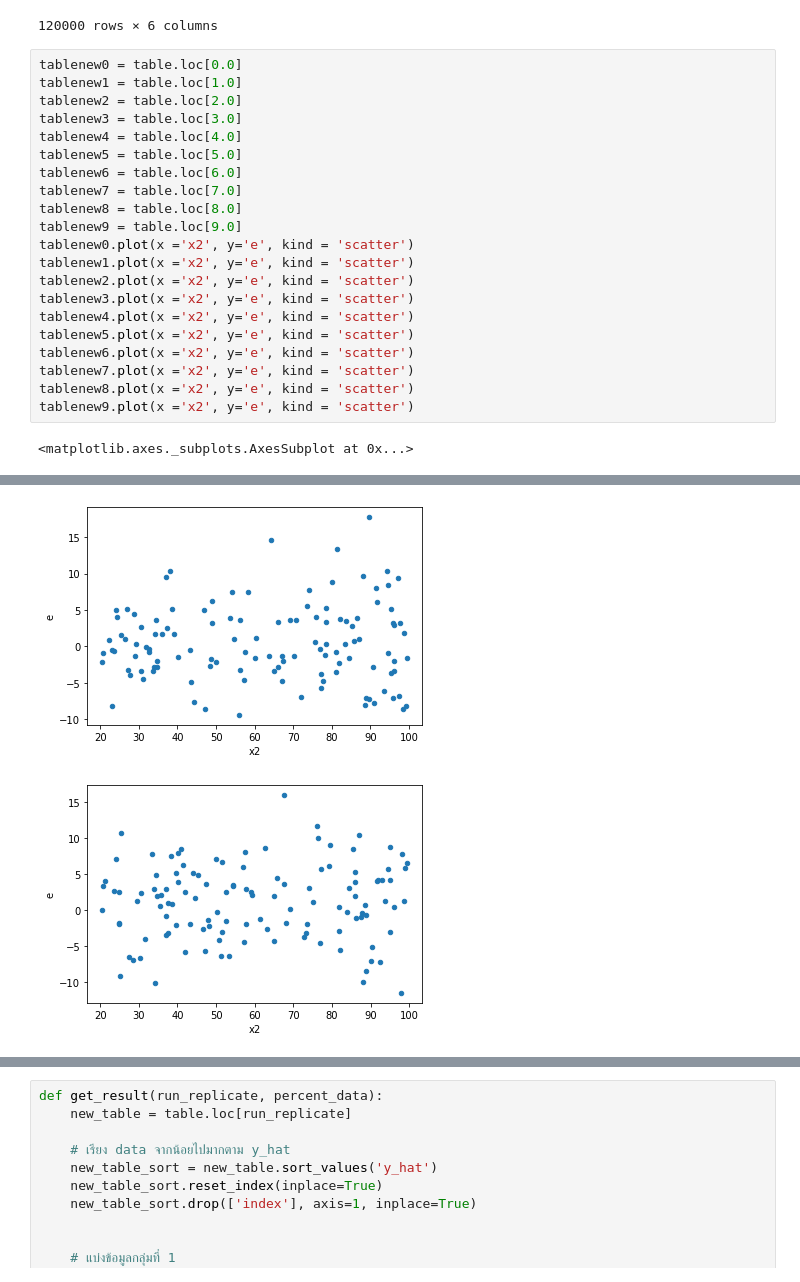
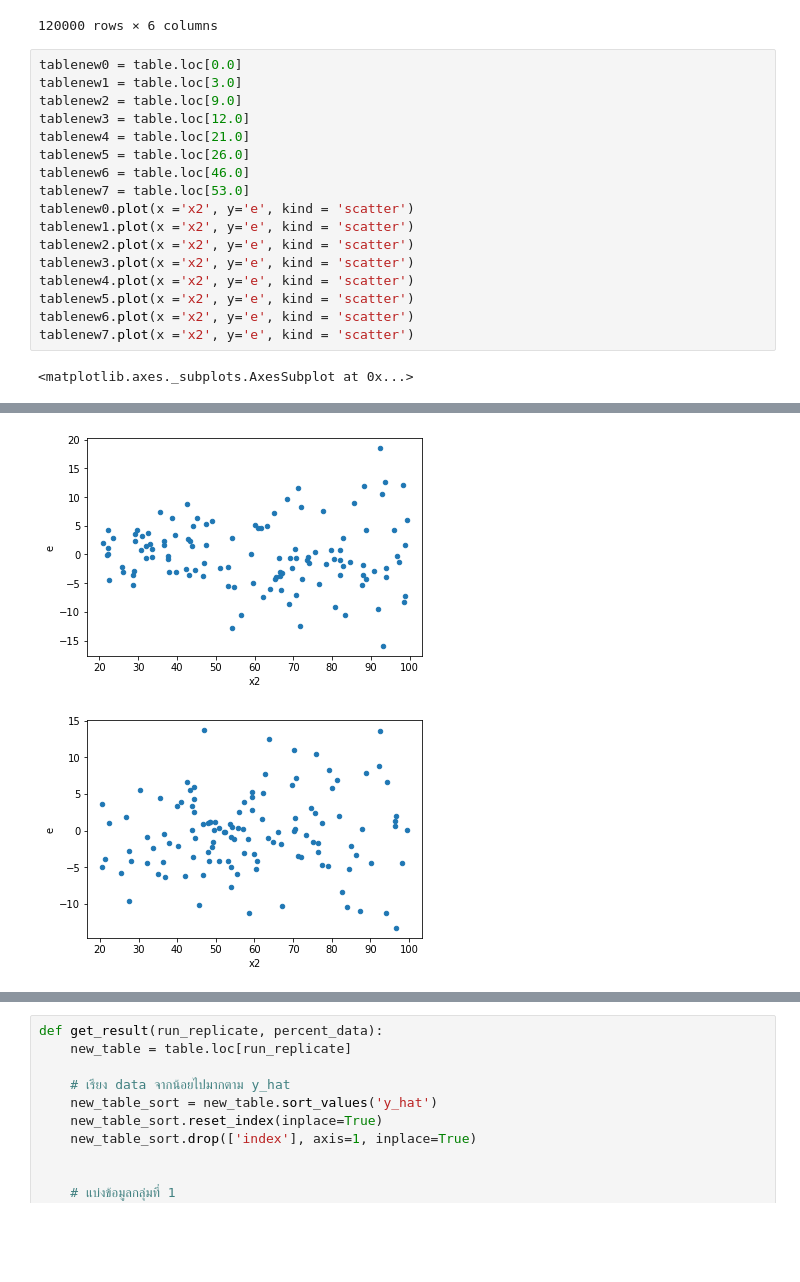
Before and after one commit to iam-fern/Generate_multiplication_2X, a Jupyter notebook: GQtest_data(y_hat)_multi_delta_(0_8)_n120_01.ipynb, the cells around one changed output, grey strips where cells are left out. Drawn from its saved outputs; the diff is of its cells as text; blank space fills up the shorter version.

```diff
--- a/GQtest_data(y_hat)_multi_delta_(0_8)_n120_01.ipynb
+++ b/GQtest_data(y_hat)_multi_delta_(0_8)_n120_01.ipynb
@@ -137,15 +137,13 @@ table
 120000 rows × 6 columns
 # %%
 tablenew0 = table.loc[0.0]
-tablenew1 = table.loc[1.0]
-tablenew2 = table.loc[2.0]
-tablenew3 = table.loc[3.0]
-tablenew4 = table.loc[4.0]
-tablenew5 = table.loc[5.0]
-tablenew6 = table.loc[6.0]
-tablenew7 = table.loc[7.0]
-tablenew8 = table.loc[8.0]
-tablenew9 = table.loc[9.0]
+tablenew1 = table.loc[3.0]
+tablenew2 = table.loc[9.0]
+tablenew3 = table.loc[12.0]
+tablenew4 = table.loc[21.0]
+tablenew5 = table.loc[26.0]
+tablenew6 = table.loc[46.0]
+tablenew7 = table.loc[53.0]
 tablenew0.plot(x ='x2', y='e', kind = 'scatter')
 tablenew1.plot(x ='x2', y='e', kind = 'scatter')
 tablenew2.plot(x ='x2', y='e', kind = 'scatter')
@@ -154,8 +152,6 @@ tablenew4.plot(x ='x2', y='e', kind = 'scatter')
 tablenew5.plot(x ='x2', y='e', kind = 'scatter')
 tablenew6.plot(x ='x2', y='e', kind = 'scatter')
 tablenew7.plot(x ='x2', y='e', kind = 'scatter')
-tablenew8.plot(x ='x2', y='e', kind = 'scatter')
-tablenew9.plot(x ='x2', y='e', kind = 'scatter')
 # %% [output]
 <matplotlib.axes._subplots.AxesSubplot at 0x...>
 [figure]
@@ -164,2 +160,2 @@ tablenew9.plot(x ='x2', y='e', kind = 'scatter')
-[figure, old version]
+[figure, new version]
-[figure, old version]
+[figure, new version]
```
Also changed, not shown: parts of 1 cell of this notebook.
